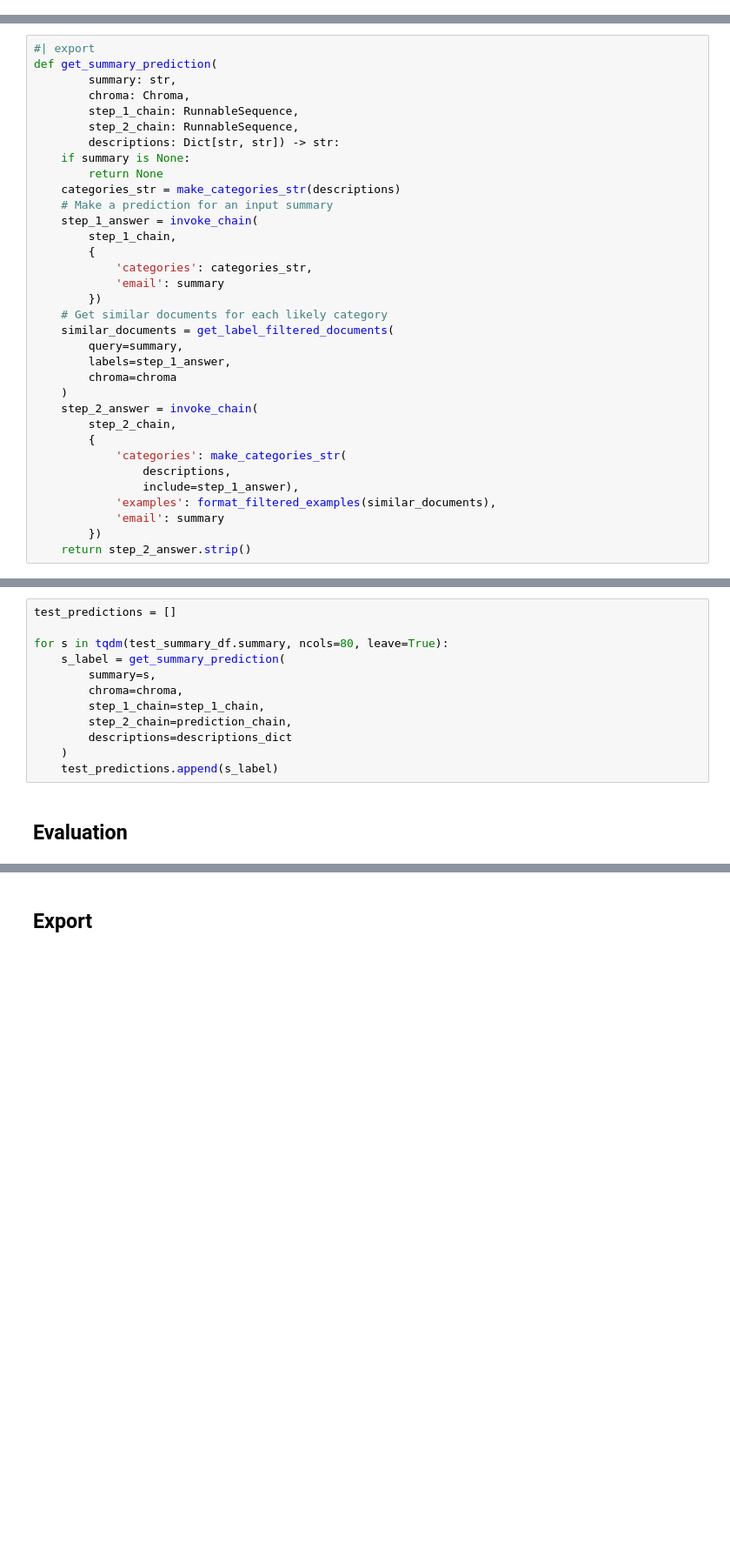
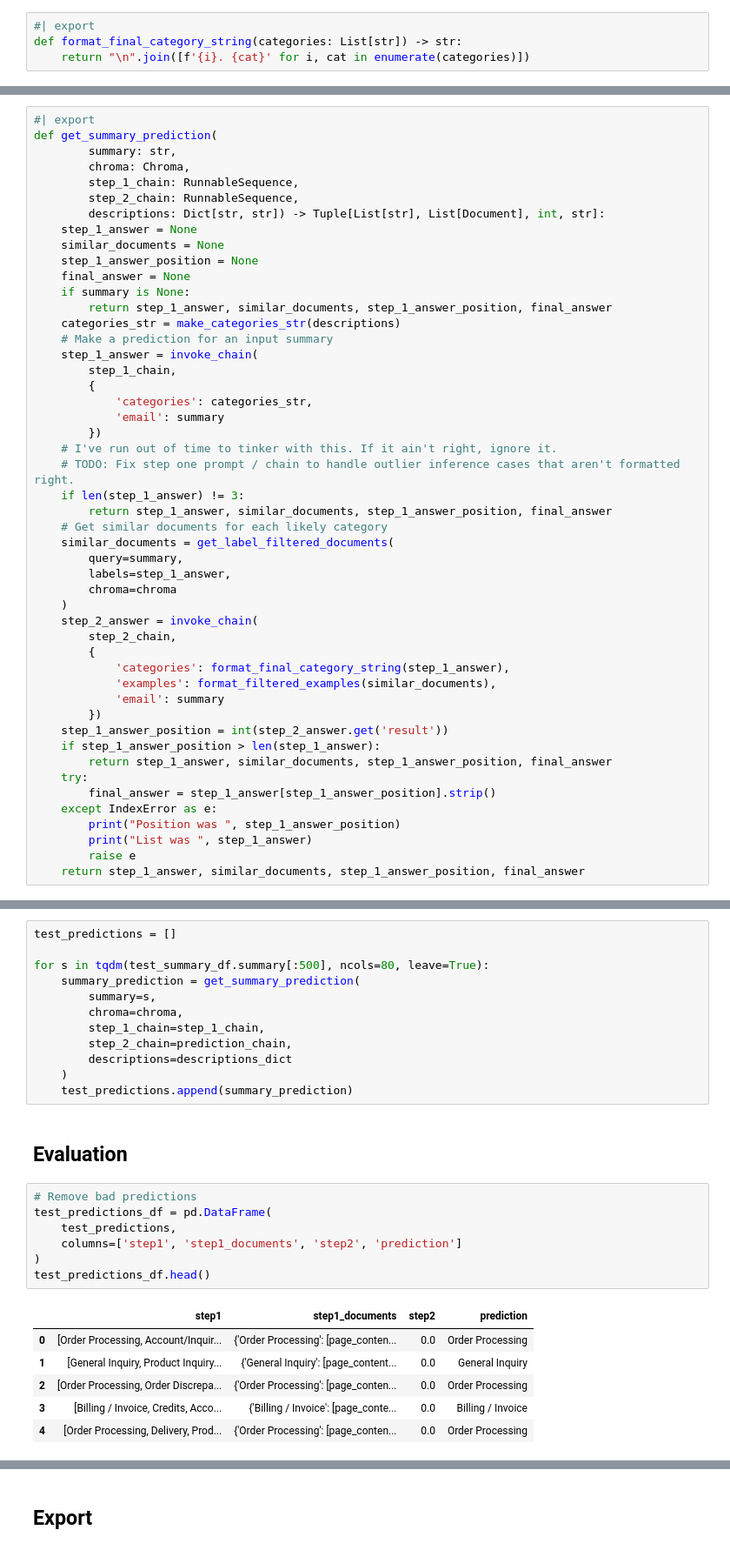
Before and after one commit to cah-jake-bergren/customer_service_email_classification, a Jupyter notebook: nbs/experiments/10_10k_retrieval_filtering.ipynb, the cells around one changed output, grey strips where cells are left out. Shown: that part at 87% size. Saved outputs shown, nothing was run; the diff lists cells and outputs as text; blank space fills up the shorter version.

```diff
--- a/nbs/experiments/10_10k_retrieval_filtering.ipynb
+++ b/nbs/experiments/10_10k_retrieval_filtering.ipynb
@@ -416,5 +441,9 @@ def format_filtered_examples(examples: Dict[str, List[Document]]) -> str:
             ])
         result = result + cat_header + document_content
     return result
+# %%
+#| export
+def format_final_category_string(categories: List[str]) -> str:
+    return "\n".join([f'{i}. {cat}' for i, cat in enumerate(categories)])
 # %%
 example_prediction = prediction_chain.invoke({
@@ -439,9 +466,13 @@ def get_summary_prediction(
         chroma: Chroma,
         step_1_chain: RunnableSequence,
         step_2_chain: RunnableSequence,
-        descriptions: Dict[str, str]) -> str:
+        descriptions: Dict[str, str]) -> Tuple[List[str], List[Document], int, str]:
+    step_1_answer = None
+    similar_documents = None
+    step_1_answer_position = None
+    final_answer = None
     if summary is None:
-        return None
+        return step_1_answer, similar_documents, step_1_answer_position, final_answer
     categories_str = make_categories_str(descriptions)
     # Make a prediction for an input summary
     step_1_answer = invoke_chain(
@@ -450,6 +481,10 @@ def get_summary_prediction(
             'categories': categories_str,
             'email': summary
         })
+    # I've run out of time to tinker with this. If it ain't right, ignore it.
+    # TODO: Fix step one prompt / chain to handle outlier inference cases that aren't formatted right.
+    if len(step_1_answer) != 3:
+        return step_1_answer, similar_documents, step_1_answer_position, final_answer
     # Get similar documents for each likely category
     similar_documents = get_label_filtered_documents(
         query=summary,
@@ -459,13 +494,20 @@ def get_summary_prediction(
     step_2_answer = invoke_chain(
         step_2_chain,
         {
-            'categories': make_categories_str(
-                descriptions,
-                include=step_1_answer),
+            'categories': format_final_category_string(step_1_answer),
             'examples': format_filtered_examples(similar_documents),
             'email': summary
         })
-    return step_2_answer.strip()
+    step_1_answer_position = int(step_2_answer.get('result'))
+    if step_1_answer_position > len(step_1_answer):
+        return step_1_answer, similar_documents, step_1_answer_position, final_answer
+    try:
+        final_answer = step_1_answer[step_1_answer_position].strip()
+    except IndexError as e:
+        print("Position was ", step_1_answer_position)
+        print("List was ", step_1_answer)
+        raise e
+    return step_1_answer, similar_documents, step_1_answer_position, final_answer
 # %%
 ## For Debugging
 # get_summary_prediction(test_summary_df.iloc[15, :].summary, chroma,
@@ -473,14 +528,28 @@ def get_summary_prediction(
 # %%
 test_predictions = []
 
-for s in tqdm(test_summary_df.summary, ncols=80, leave=True):
-    s_label = get_summary_prediction(
+for s in tqdm(test_summary_df.summary[:500], ncols=80, leave=True):
+    summary_prediction = get_summary_prediction(
         summary=s,
         chroma=chroma,
         step_1_chain=step_1_chain,
         step_2_chain=prediction_chain,
         descriptions=descriptions_dict
     )
-    test_predictions.append(s_label)
+    test_predictions.append(summary_prediction)
 # %% [markdown]
 ## Evaluation
+# %%
+# Remove bad predictions
+test_predictions_df = pd.DataFrame(
+    test_predictions,
+    columns=['step1', 'step1_documents', 'step2', 'prediction']
+)
+test_predictions_df.head()
+# %% [output]
+|  | step1 | step1_documents | step2 | prediction |
+| 0 | [Order Processing, Account/Inquir... | {'Order Processing': [page_conten... | 0.0 | Order Processing |
+| 1 | [General Inquiry, Product Inquiry... | {'General Inquiry': [page_content... | 0.0 | General Inquiry |
+| 2 | [Order Processing, Order Discrepa... | {'Order Processing': [page_conten... | 0.0 | Order Processing |
+| 3 | [Billing / Invoice, Credits, Acco... | {'Billing / Invoice': [page_conte... | 0.0 | Billing / Invoice |
+| 4 | [Order Processing, Delivery, Prod... | {'Order Processing': [page_conten... | 0.0 | Order Processing |
```
Also changed, not shown: parts of 20 cells of this notebook, 2 other files.
